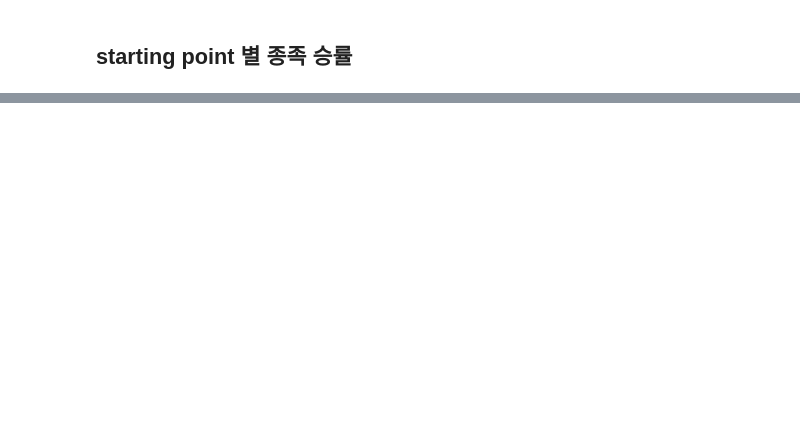
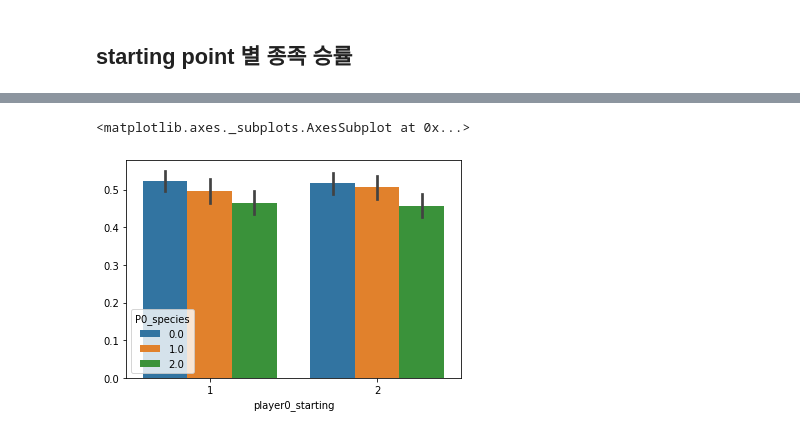
Before and after one commit to dbsgh3344/kaggle_study, a Jupyter notebook: dacon_starcraft/EDA/EDA Camera, StartingPoint.ipynb, the cells around one changed output, grey strips where cells are left out. Drawn from its saved outputs; the diff is of its cells as text; code cells hidden in the pictures; blank space fills up the shorter version.

```diff
--- a/dacon_starcraft/EDA/EDA Camera, StartingPoint.ipynb
+++ b/dacon_starcraft/EDA/EDA Camera, StartingPoint.ipynb
@@ -116,0 +286,4 @@ pat.sub('',camera.loc[(camera['game_id']==0) & (camera['player']==1),'event_cont
+# %%
+x_train =pd.read_csv('data/xy_train.csv')
+print(x_train.shape)
+x_train.head()
@@ -116,0 +318,2 @@ pat.sub('',camera.loc[(camera['game_id']==0) & (camera['player']==1),'event_cont
+# %%
+map0 = x_train[(x_train.map==0)]
@@ -116,0 +356,7 @@ pat.sub('',camera.loc[(camera['game_id']==0) & (camera['player']==1),'event_cont
+# %%
+import seaborn as sns
+
+sns.barplot(x= map0.player0_starting,y = map0.winner,hue=map0.P0_species)
+# %% [output]
+<matplotlib.axes._subplots.AxesSubplot at 0x...>
+[figure, added]
```
Also changed, not shown: parts of 48 cells of this notebook, 3 other files.
